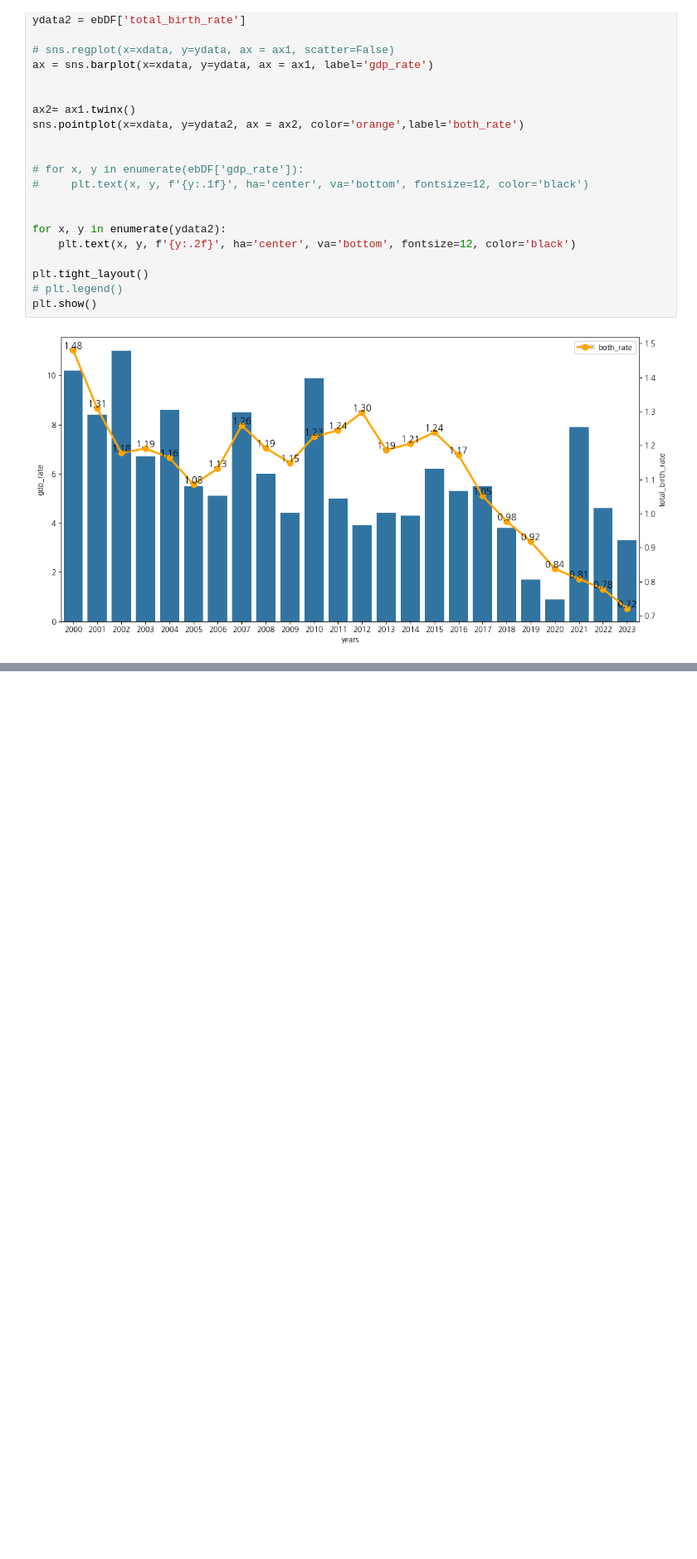
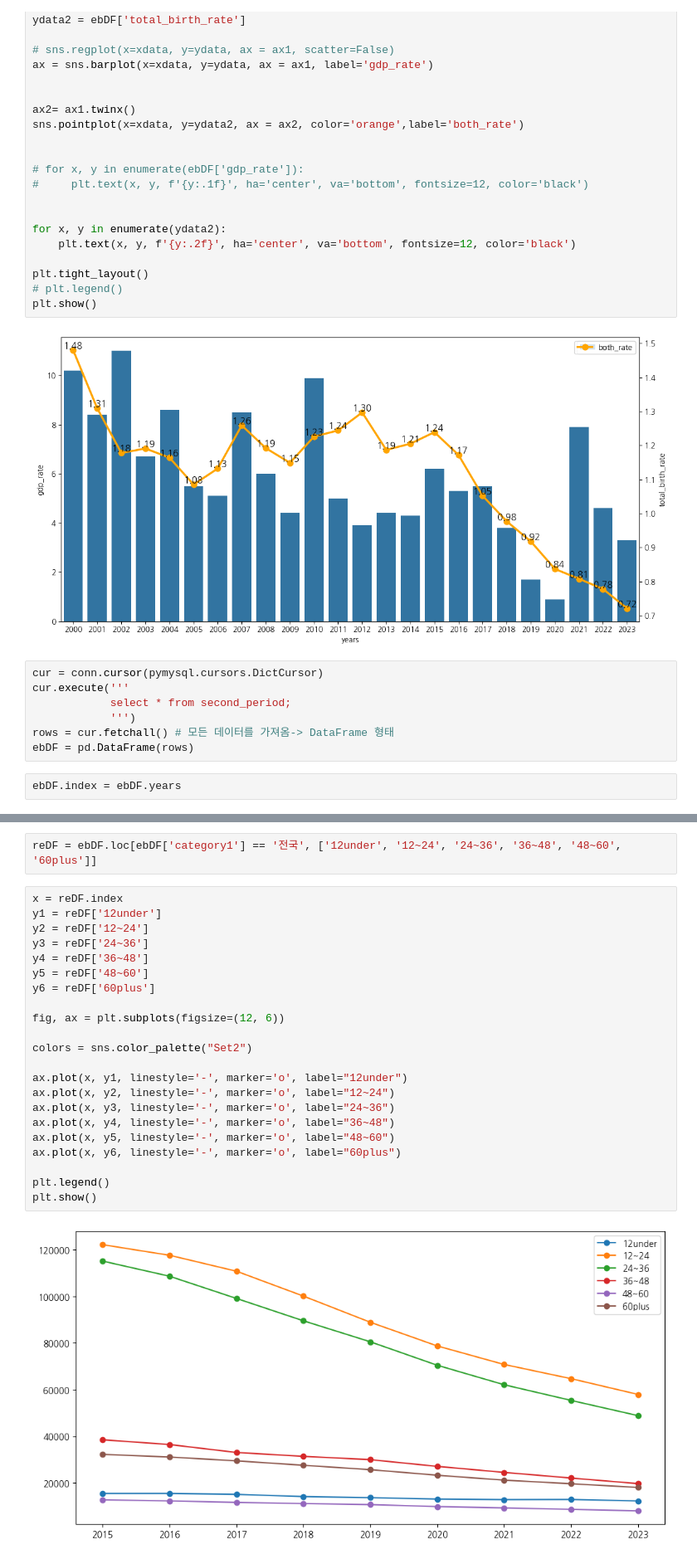
Before and after one commit to matdongsan5/Project, a Jupyter notebook: SQL_이정욱/visula.ipynb, the cells around one changed output, grey strips where cells are left out. Shown at 83% size. Drawn from its saved outputs; the diff is of its cells as text; blank space fills up the shorter version.

```diff
--- a/SQL_이정욱/visula.ipynb
+++ b/SQL_이정욱/visula.ipynb
@@ -242,3 +285,12 @@ plt.tight_layout()
 plt.show()
 # %% [output]
 [figure]
+# %%
+cur = conn.cursor(pymysql.cursors.DictCursor)
+cur.execute('''
+            select * from second_period;
+            ''')
+rows = cur.fetchall() # 모든 데이터를 가져옴-> DataFrame 형태
+ebDF = pd.DataFrame(rows)
+# %%
+ebDF.index = ebDF.years
@@ -244,0 +342,26 @@ plt.show()
+# %%
+reDF = ebDF.loc[ebDF['category1'] == '전국', ['12under', '12~24', '24~36', '36~48', '48~60', '60plus']]
+# %%
+x = reDF.index
+y1 = reDF['12under']
+y2 = reDF['12~24']
+y3 = reDF['24~36']
+y4 = reDF['36~48']
+y5 = reDF['48~60']
+y6 = reDF['60plus']
+
+fig, ax = plt.subplots(figsize=(12, 6))
+
+colors = sns.color_palette("Set2")
+
+ax.plot(x, y1, linestyle='-', marker='o', label="12under")
+ax.plot(x, y2, linestyle='-', marker='o', label="12~24")
+ax.plot(x, y3, linestyle='-', marker='o', label="24~36")
+ax.plot(x, y4, linestyle='-', marker='o', label="36~48")
+ax.plot(x, y5, linestyle='-', marker='o', label="48~60")
+ax.plot(x, y6, linestyle='-', marker='o', label="60plus")
+
+plt.legend()
+plt.show()
+# %% [output]
+[figure, added]
```
Also changed, not shown: parts of 29 cells of this notebook, 9 other files.
